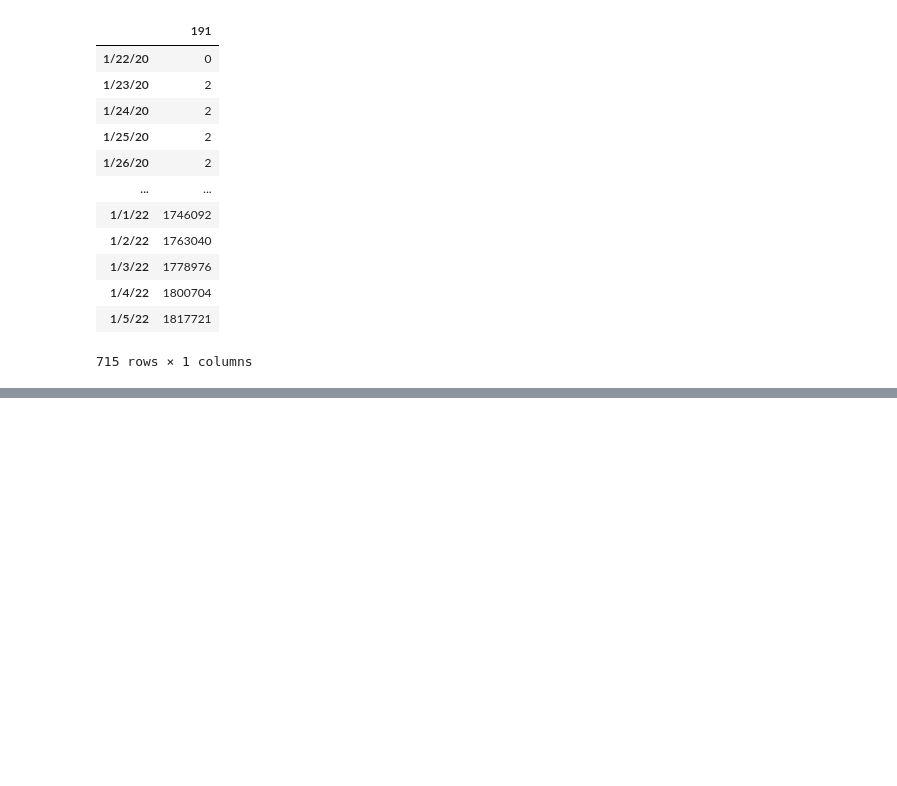
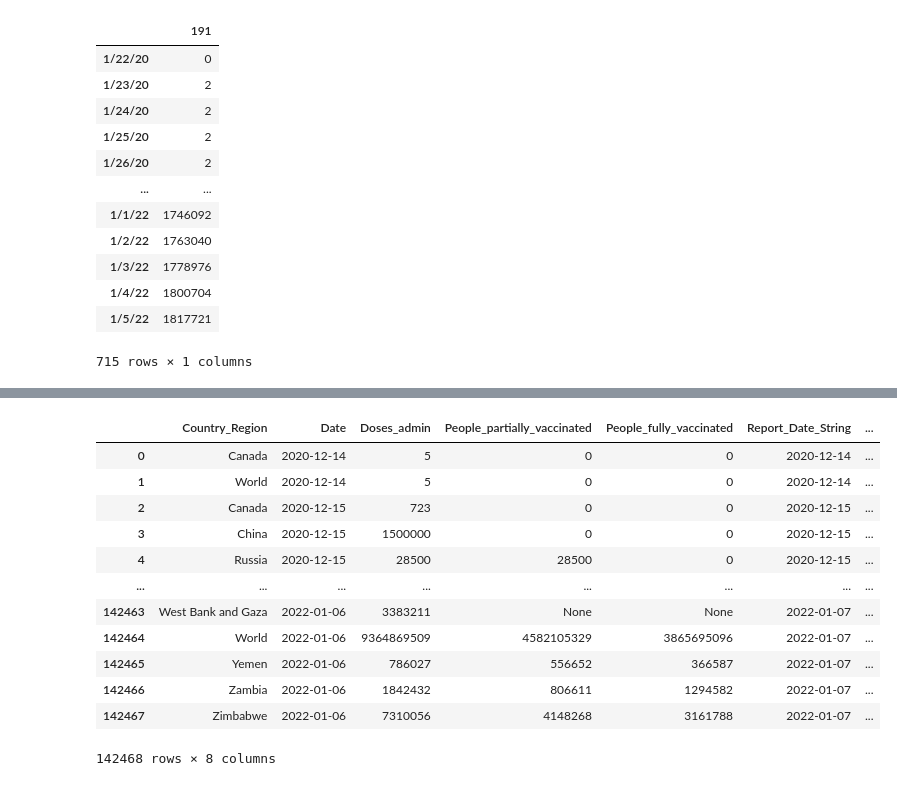
Before and after one commit to hainguyen201/DataManagementAndVisualization, a Jupyter notebook: pyspark/DataCovidAnalysis.ipynb, the cells around one changed output, grey strips where cells are left out. Cells and saved outputs as stored; diff of their text form; code cells hidden in the pictures; blank space fills up the shorter version.

```diff
--- a/pyspark/DataCovidAnalysis.ipynb
+++ b/pyspark/DataCovidAnalysis.ipynb
@@ -629,0 +665,17 @@ confirmed_vn_t
+# %%
+vaccin = spark.read.format("csv").option("header", "true").load("hdfs://namenode:9000/nifi/covid19_vaccine{}.csv".format(str(date.today()))).toPandas()
+vaccin
+# %% [output]
+|  | Country_Region | Date | Doses_admin | People_partially_vaccinated | People_fully_vaccinated | Report_Date_String | ... |
+| 0 | Canada | 2020-12-14 | 5 | 0 | 0 | 2020-12-14 | ... |
+| 1 | World | 2020-12-14 | 5 | 0 | 0 | 2020-12-14 | ... |
+| 2 | Canada | 2020-12-15 | 723 | 0 | 0 | 2020-12-15 | ... |
+| 3 | China | 2020-12-15 | 1500000 | 0 | 0 | 2020-12-15 | ... |
+| 4 | Russia | 2020-12-15 | 28500 | 28500 | 0 | 2020-12-15 | ... |
+| ... | ... | ... | ... | ... | ... | ... | ... |
+| 142463 | West Bank and Gaza | 2022-01-06 | 3383211 | None | None | 2022-01-07 | ... |
+| 142464 | World | 2022-01-06 | 9364869509 | 4582105329 | 3865695096 | 2022-01-07 | ... |
+| 142465 | Yemen | 2022-01-06 | 786027 | 556652 | 366587 | 2022-01-07 | ... |
+| 142466 | Zambia | 2022-01-06 | 1842432 | 806611 | 1294582 | 2022-01-07 | ... |
+| 142467 | Zimbabwe | 2022-01-06 | 7310056 | 4148268 | 3161788 | 2022-01-07 | ... |
+142468 rows × 8 columns
```
Also changed, not shown: parts of 3 cells of this notebook, 19 other files.
